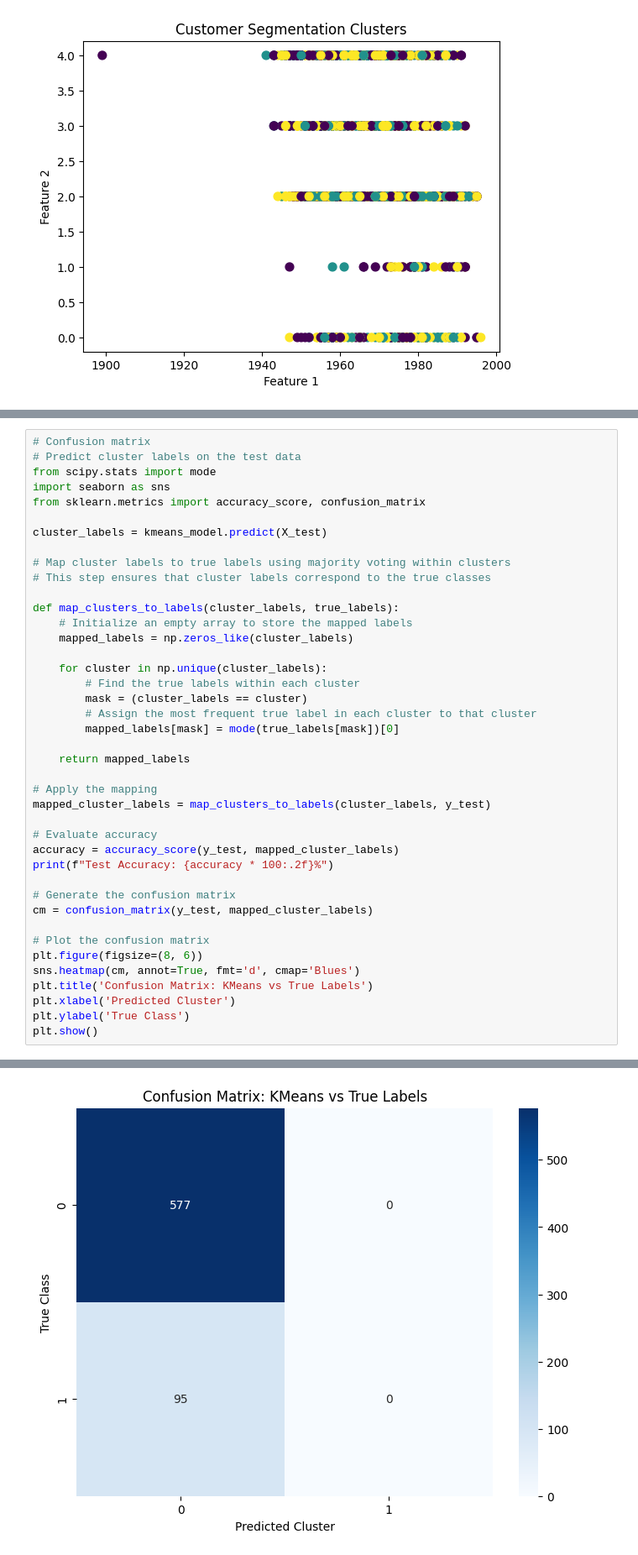
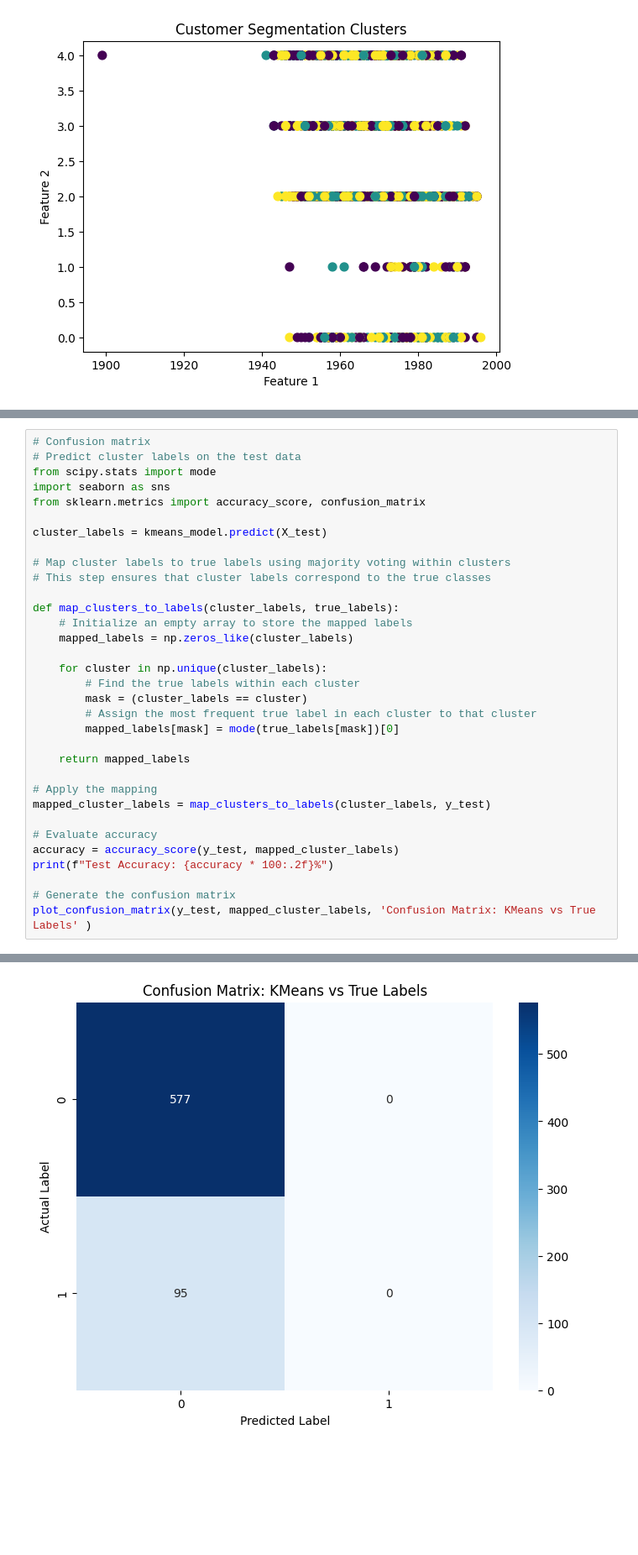
Before and after one commit to Foumiavk/customer-segmentation, a Jupyter notebook: jupyter_notebooks/customer_segmentation_main.ipynb, the cells around one changed output, grey strips where cells are left out. Shown at 84% size. Drawn from its saved outputs; the diff is of its cells as text; blank space fills up the shorter version.

```diff
--- a/jupyter_notebooks/customer_segmentation_main.ipynb
+++ b/jupyter_notebooks/customer_segmentation_main.ipynb
@@ -98,43 +97,35 @@ from scipy.stats import mode
 import seaborn as sns
 from sklearn.metrics import accuracy_score, confusion_matrix
 
 cluster_labels = kmeans_model.predict(X_test)
 
 # Map cluster labels to true labels using majority voting within clusters
 # This step ensures that cluster labels correspond to the true classes
 
 def map_clusters_to_labels(cluster_labels, true_labels):
     # Initialize an empty array to store the mapped labels
     mapped_labels = np.zeros_like(cluster_labels)
 
     for cluster in np.unique(cluster_labels):
         # Find the true labels within each cluster
         mask = (cluster_labels == cluster)
         # Assign the most frequent true label in each cluster to that cluster
         mapped_labels[mask] = mode(true_labels[mask])[0]
 
     return mapped_labels
 
 # Apply the mapping
 mapped_cluster_labels = map_clusters_to_labels(cluster_labels, y_test)
 
 # Evaluate accuracy
 accuracy = accuracy_score(y_test, mapped_cluster_labels)
 print(f"Test Accuracy: {accuracy * 100:.2f}%")
 
 # Generate the confusion matrix
-cm = confusion_matrix(y_test, mapped_cluster_labels)
-
-# Plot the confusion matrix
-plt.figure(figsize=(8, 6))
-sns.heatmap(cm, annot=True, fmt='d', cmap='Blues')
-plt.title('Confusion Matrix: KMeans vs True Labels')
-plt.xlabel('Predicted Cluster')
-plt.ylabel('True Class')
-plt.show()
+plot_confusion_matrix(y_test, mapped_cluster_labels, 'Confusion Matrix: KMeans vs True Labels' )
 # %% [output]
 Test Accuracy: 85.86%
-[figure, old version]
+[figure, new version]
 # %%
 from sklearn.metrics import silhouette_score, calinski_harabasz_score, davies_bouldin_score
 
```
Also changed, not shown: parts of 6 cells of this notebook, 5 other files.
